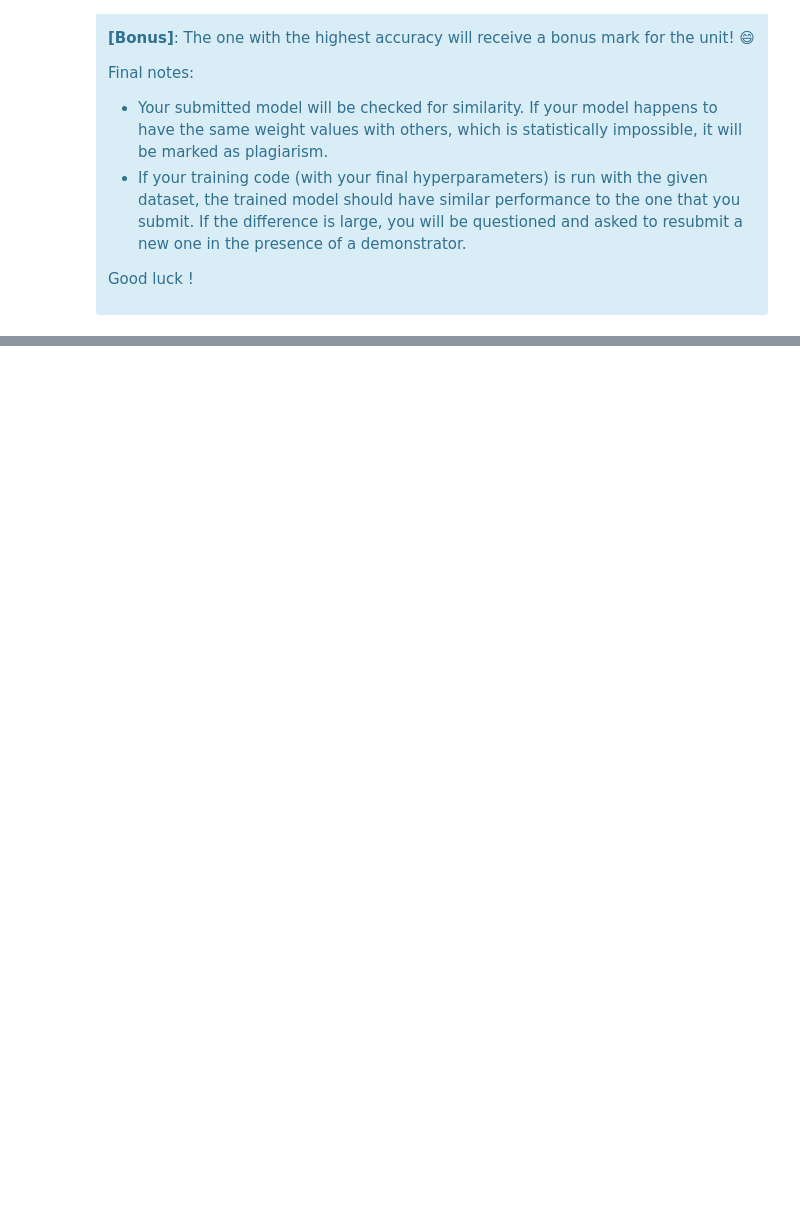
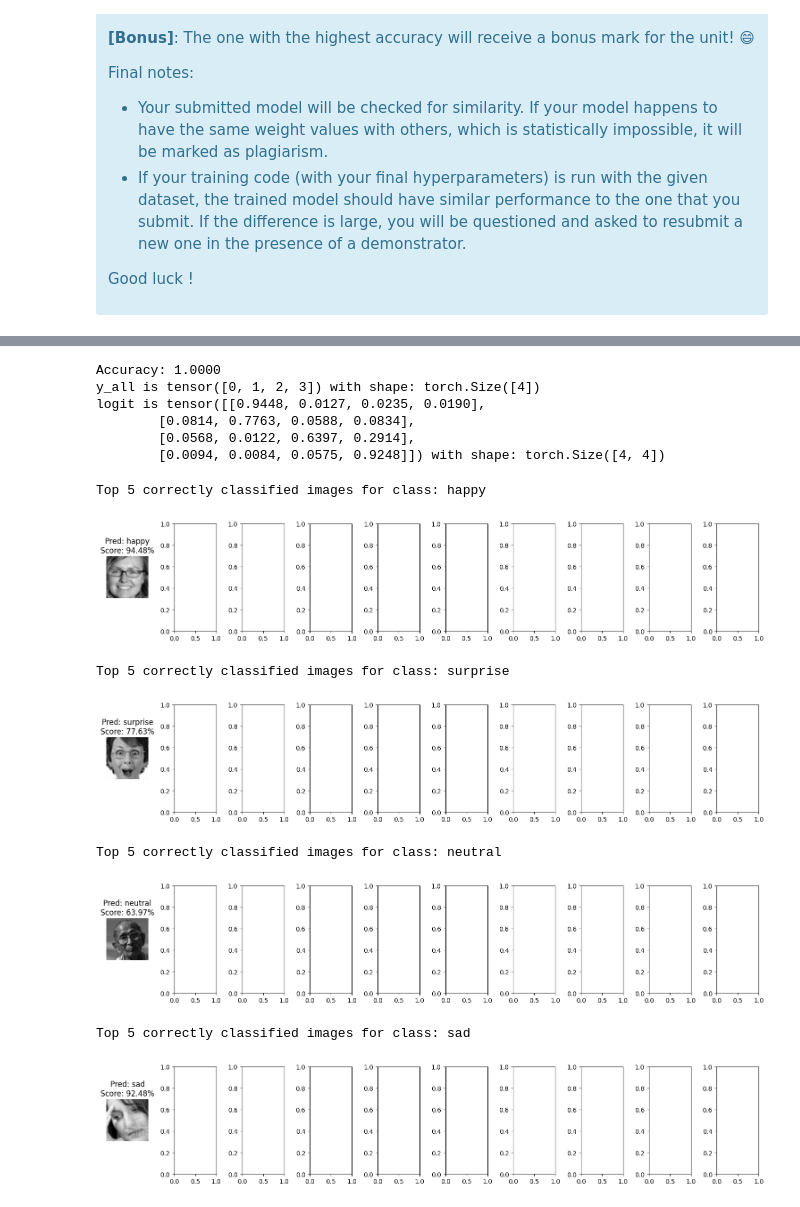
Before and after one commit to dillonlyr/ECE4179_Codes, a Jupyter notebook: Lab 4/Lab_4_student_2025.ipynb, the cells around one changed output, grey strips where cells are left out. Cells and saved outputs as stored; diff of their text form; code cells hidden in the pictures; blank space fills up the shorter version.

```diff
--- a/Lab 4/Lab_4_student_2025.ipynb
+++ b/Lab 4/Lab_4_student_2025.ipynb
@@ -400,0 +960,66 @@ class Task2_CNN(nn.Module):
+# %%
+# Accuracy for Mini-Xception only
+best_params = torch.load('task2_best_params.pt')
+model_best = Task2_CNN(device=device)
+model_best.load_state_dict(best_params)
+dataset_sample_test = Task2_Dataset('task2_sample_test.csv', class_names, transform=transform_test)
+loader_sample_test = DataLoader(dataset_sample_test, batch_size=4, shuffle=False)
+
+
+x_all, y_all, logit = model_best.predict(loader_sample_test)
+predicted_classes = torch.argmax(F.softmax(logit, dim=1), dim=1)
+accuracy = (predicted_classes == y_all).sum().item() / len(y_all)
+print(f'Accuracy: {accuracy:.4f}')
+probabilities = F.softmax(logit, dim=1)
+
+_, y_all, logit = model_best.predict(loader_sample_test)
+print(f'y_all is {y_all} with shape: {y_all.shape}') # should be tensor([0, 1, 2, 3]) with shape torch.Size([4])
+print(f'logit is {probabilities} with shape: {probabilities.shape}') # should be tensor(<bunch of logits>) with shape torch.Size([4, 4])
+# %% [output]
+Accuracy: 1.0000
+y_all is tensor([0, 1, 2, 3]) with shape: torch.Size([4])
+logit is tensor([[0.9448, 0.0127, 0.0235, 0.0190],
+        [0.0814, 0.7763, 0.0588, 0.0834],
+        [0.0568, 0.0122, 0.6397, 0.2914],
+        [0.0094, 0.0084, 0.0575, 0.9248]]) with shape: torch.Size([4, 4])
+# %%
+#* TOP 10 correct
+top_k = 10
+# Denormalization function
+def denormalize(image, mean, std):
+    mean = torch.tensor(mean).view(1, 1, 1)
+    std = torch.tensor(std).view(1, 1, 1)
+    return image * std + mean
+
+# Find the top 5 correctly classified images for each class
+correct_indices = (predicted_classes == y_all).nonzero(as_tuple=True)[0]
+softmax_scores = torch.softmax(logit, dim=1)  # Get softmax scores for all predictions
+
+for class_idx, class_name in enumerate(class_names):
+    # Filter correct predictions for the current class
+    class_correct_indices = correct_indices[(y_all[correct_indices] == class_idx)]
+    class_correct_scores = softmax_scores[class_correct_indices, class_idx]
+
+    # Get top 5 highest scores
+    top5_indices = class_correct_indices[class_correct_scores.argsort(descending=True)[:top_k]]
+
+    # Print all top 5 images for the current class on one line
+    print(f"Top 5 correctly classified images for class: {class_name}")
+    fig, axes = plt.subplots(1, top_k, figsize=(15, 3))
+    for i, idx in enumerate(top5_indices):
+        # Denormalize the image
+        image = denormalize(x_all[idx], mean=[0.5], std=[0.5])
+        axes[i].imshow(image.squeeze(0).clip(0, 1), cmap='gray')
+        axes[i].set_title(f"Pred: {class_names[predicted_classes[idx]]}\nScore: {softmax_scores[idx, predicted_classes[idx]]:.2%}")
+        axes[i].axis('off')
+    plt.tight_layout()
+    plt.show()
+# %% [output]
+Top 5 correctly classified images for class: happy
+[figure, added]
+Top 5 correctly classified images for class: surprise
+[figure, added]
+Top 5 correctly classified images for class: neutral
+[figure, added]
+Top 5 correctly classified images for class: sad
+[figure, added]
```
Also changed, not shown: parts of 24 cells of this notebook, 13 other files.
